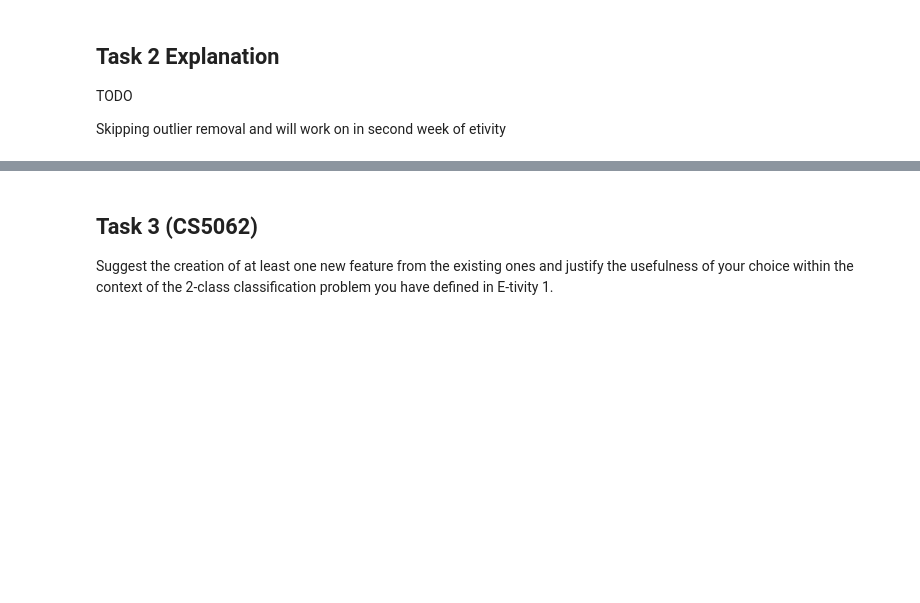
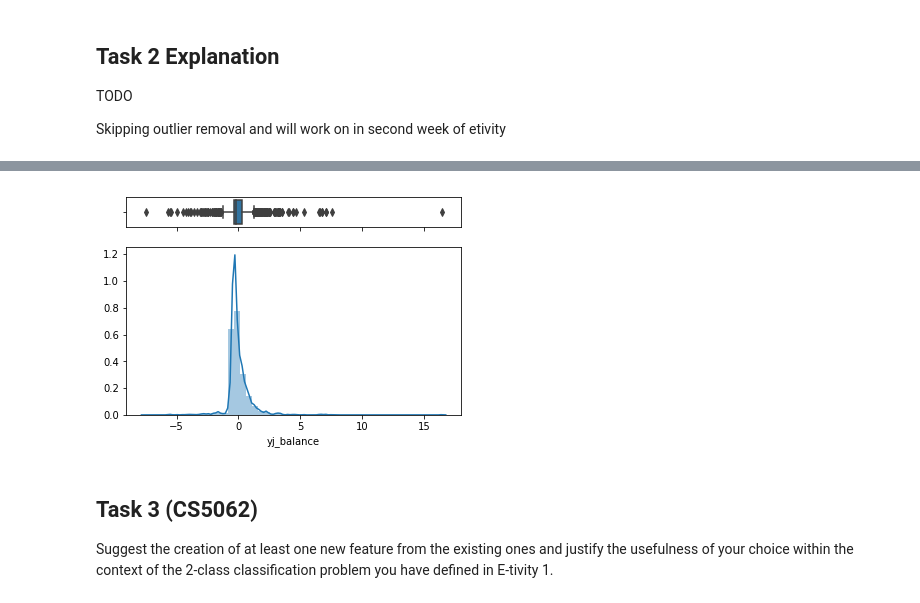
Before and after one commit to vipulpopat/MSCAI_Sem1_Etivity2, a Jupyter notebook: Etivity2_9939245.ipynb, the cells around one changed output, grey strips where cells are left out. Saved outputs shown, nothing was run; the diff lists cells and outputs as text; code cells hidden in the pictures; blank space fills up the shorter version.

```diff
--- a/Etivity2_9939245.ipynb
+++ b/Etivity2_9939245.ipynb
@@ -749,3 +877,11 @@ Skipping outlier removal and will work on in second week of etivity
+# %%
+# Balance contains negative values which means log transform or box-cox cannot be applied
+# Yeo-Johnson handles positive and negative numbers so applying that transform
+
+df['yj_balance'] = power_transform(np.expand_dims(df['balance'], axis=1), method='yeo-johnson')
+plot_hist_with_box('yj_balance')
+# %% [output]
+[figure, added]
 # %% [markdown]
 ## Task 3 (CS5062)
 Suggest the creation of at least one new feature from the existing ones and justify the usefulness of your choice within the context of the 2-class classification problem you have defined in E-tivity 1.
```
Also changed, not shown: parts of 16 cells of this notebook.
